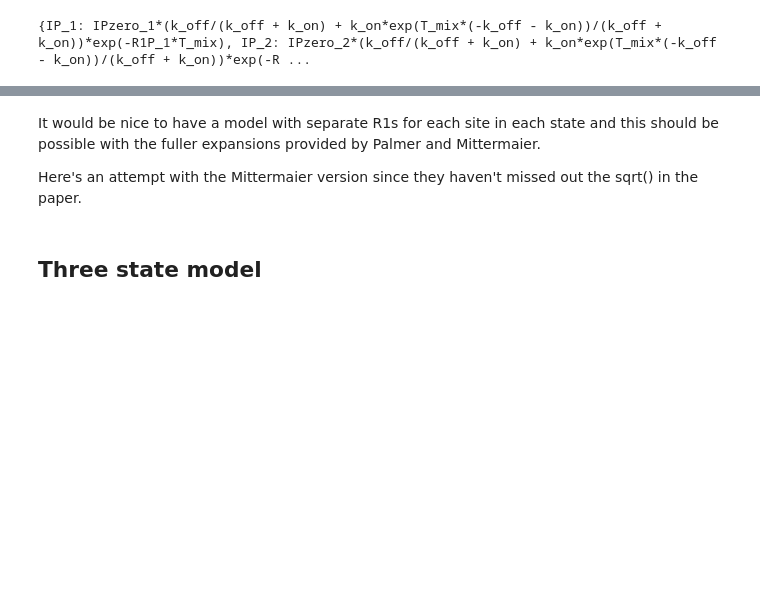
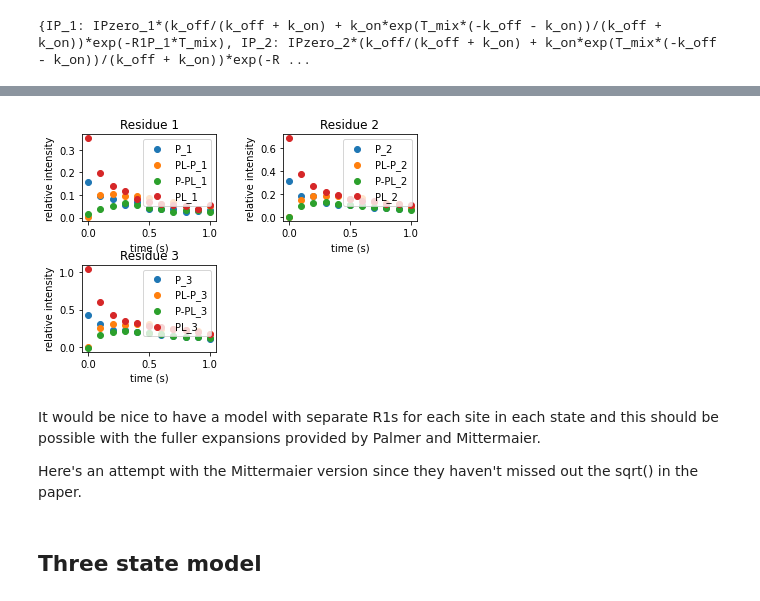
Before and after one commit to brianosmith/EXSY_fitting_notebook, a Jupyter notebook: EXSY_simulation.ipynb, the cells around one changed output, grey strips where cells are left out. Cells and saved outputs as stored; diff of their text form; code cells hidden in the pictures; blank space fills up the shorter version.

```diff
--- a/EXSY_simulation.ipynb
+++ b/EXSY_simulation.ipynb
@@ -445,0 +471,38 @@ plt.legend()
+# %%
+#data with noise
+
+tStart = 0.0
+tStop = 1.0        # Tmix up to about 1/R1
+nTimes = 11
+tval = np.linspace(tStart,tStop,nTimes) # to get a matching time axis for plotting
+tmix = tval
+
+ys_data = model(T_mix = tmix, k_on = kon, k_off = koff,
+           **R1Ps,
+           **IPzeros,
+           **IPLzeros
+           )._asdict()
+
+sigma_data = 0.01
+np.random.seed(88)
+for var in ys_data:
+    ys_data[var] += np.random.normal(0, sigma_data, size=len(tmix))
+
+#needed because IP_1 etc are symfit Parameters hidden inside IPs etc.
+#also makes plotting multiple sites easier
+parsDict = dict(zip(resids,list(zip(IPs, IPLs, IPPLs, IPLPs))))
+
+#plot the results
+for resid, pars in parsDict.items():
+    plt.subplot(2,2,resid)
+    plt.title("Residue {}".format(resid))
+    plt.xlabel('time (s)')
+    plt.ylabel('relative intensity')
+    plt.scatter(tval,ys_data[pars[0]], label='P_{}'.format(resid))
+    plt.scatter(tval,ys_data[pars[3]], label='PL-P_{}'.format(resid))
+    plt.scatter(tval,ys_data[pars[2]], label='P-PL_{}'.format(resid))
+    plt.scatter(tval,ys_data[pars[1]], label='PL_{}'.format(resid))
+    plt.subplots_adjust(hspace=0.5, wspace=0.5)
+    plt.legend()
+# %% [output]
+[figure, added]
```
Also changed, not shown: parts of 12 cells of this notebook.
